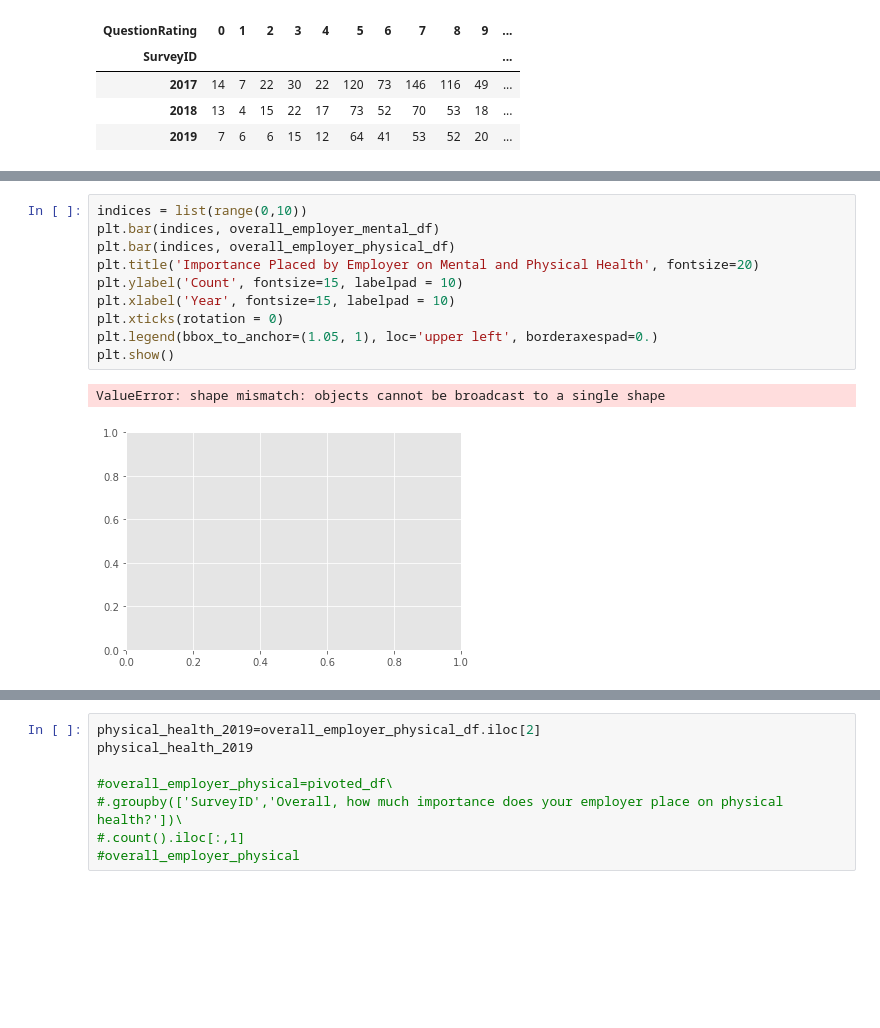
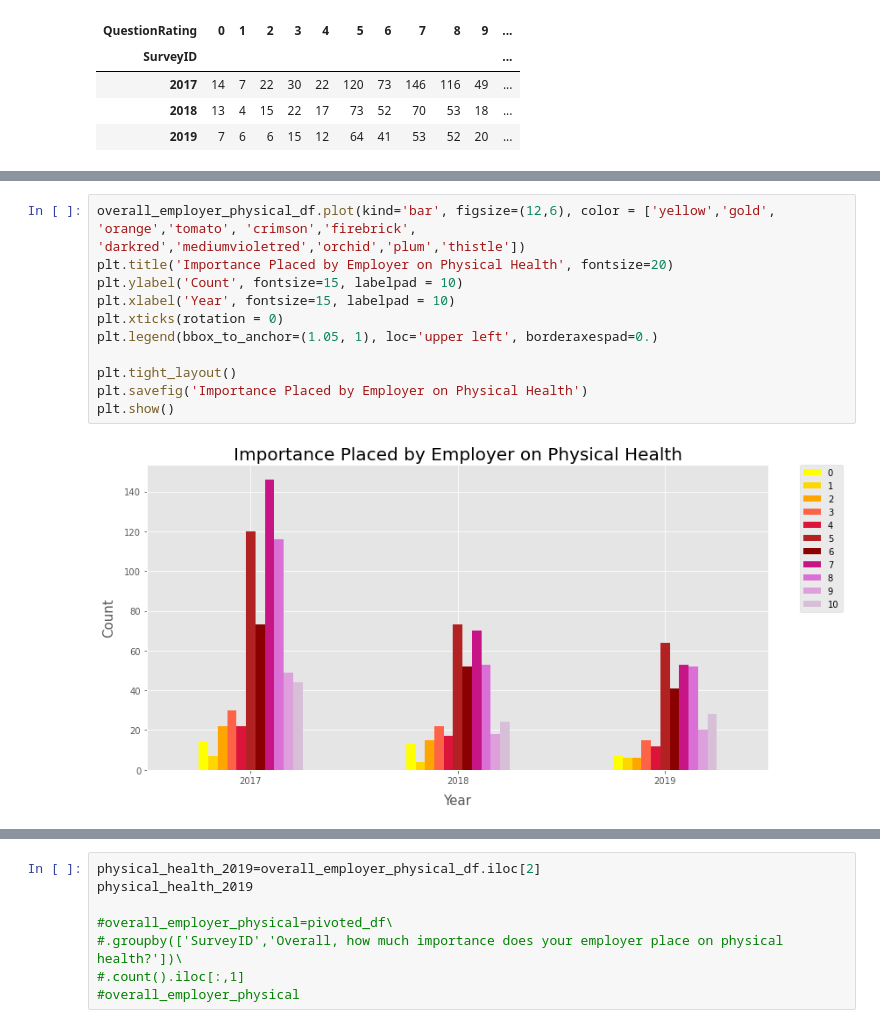
Before and after one commit to laurmarshall/Burnout-In-Tech, a Jupyter notebook: eda.ipynb, the cells around one changed output, grey strips where cells are left out. Saved outputs shown, nothing was run; the diff lists cells and outputs as text; blank space fills up the shorter version.

```diff
--- a/eda.ipynb
+++ b/eda.ipynb
@@ -368,13 +425,13 @@ overall_employer_physical_df
 # %%
-indices = list(range(0,10))
-plt.bar(indices, overall_employer_mental_df)
-plt.bar(indices, overall_employer_physical_df)
-plt.title('Importance Placed by Employer on Mental and Physical Health', fontsize=20)
+overall_employer_physical_df.plot(kind='bar', figsize=(12,6), color = ['yellow','gold', 'orange','tomato', 'crimson','firebrick', 'darkred','mediumvioletred','orchid','plum','thistle'])
+plt.title('Importance Placed by Employer on Physical Health', fontsize=20)
 plt.ylabel('Count', fontsize=15, labelpad = 10)
 plt.xlabel('Year', fontsize=15, labelpad = 10)
 plt.xticks(rotation = 0)
 plt.legend(bbox_to_anchor=(1.05, 1), loc='upper left', borderaxespad=0.)
+
+plt.tight_layout()
+plt.savefig('Importance Placed by Employer on Physical Health')
 plt.show()
 # %% [output]
-ValueError: shape mismatch: objects cannot be broadcast to a single shape
-[figure, old version]
+[figure, new version]
```
Also changed, not shown: parts of 17 cells of this notebook, 2 other files.
